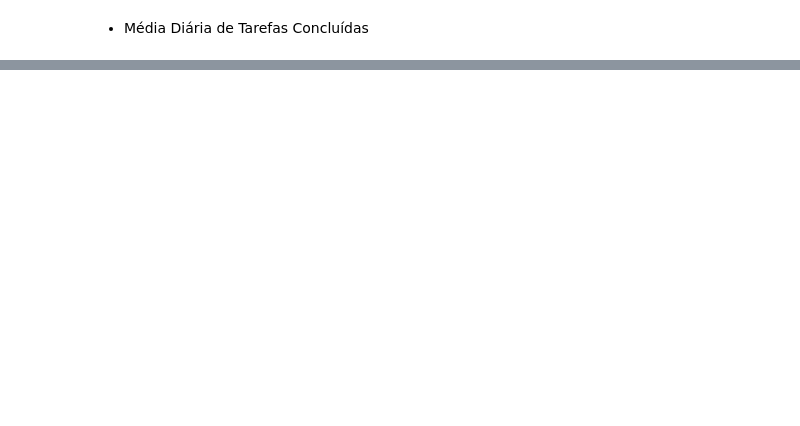
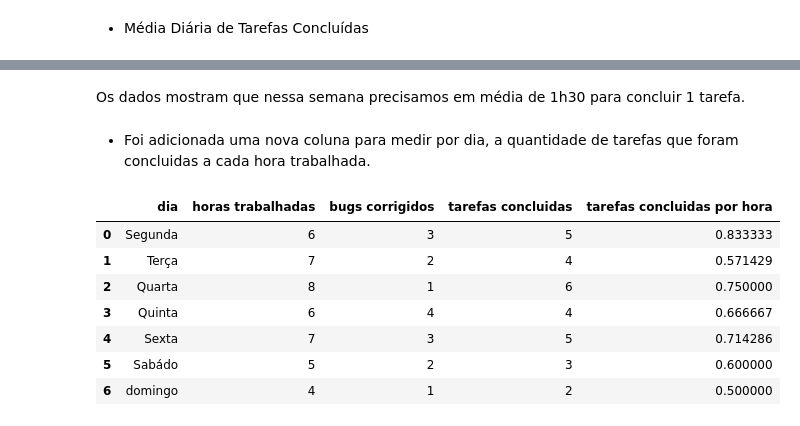
Before and after one commit to denysonbrito/projeto_individual_modulo4, a Jupyter notebook: Arquivo/Atividade_individual_modulo4.ipynb, the cells around one changed output, grey strips where cells are left out. Drawn from its saved outputs; the diff is of its cells as text; code cells hidden in the pictures; blank space fills up the shorter version.

```diff
--- a/Arquivo/Atividade_individual_modulo4.ipynb
+++ b/Arquivo/Atividade_individual_modulo4.ipynb
@@ -100,0 +152,16 @@ produtividade_diaria
+# %% [markdown]
+Os dados mostram que nessa semana precisamos em média de 1h30 para concluir 1 tarefa.
+# %% [markdown]
+- Foi adicionada uma nova coluna para medir por dia, a quantidade de tarefas que foram concluidas a cada hora trabalhada.
+# %%
+df_relatorio['tarefas concluidas por hora'] = df_relatorio['tarefas concluidas']/df_relatorio['horas trabalhadas'].round(2)
+df_relatorio
+# %% [output]
+|  | dia | horas trabalhadas | bugs corrigidos | tarefas concluidas | tarefas concluidas por hora |
+| 0 | Segunda | 6 | 3 | 5 | 0.833333 |
+| 1 | Terça | 7 | 2 | 4 | 0.571429 |
+| 2 | Quarta | 8 | 1 | 6 | 0.750000 |
+| 3 | Quinta | 6 | 4 | 4 | 0.666667 |
+| 4 | Sexta | 7 | 3 | 5 | 0.714286 |
+| 5 | Sabádo | 5 | 2 | 3 | 0.600000 |
+| 6 | domingo | 4 | 1 | 2 | 0.500000 |
```
Also changed, not shown: parts of 20 cells of this notebook.
